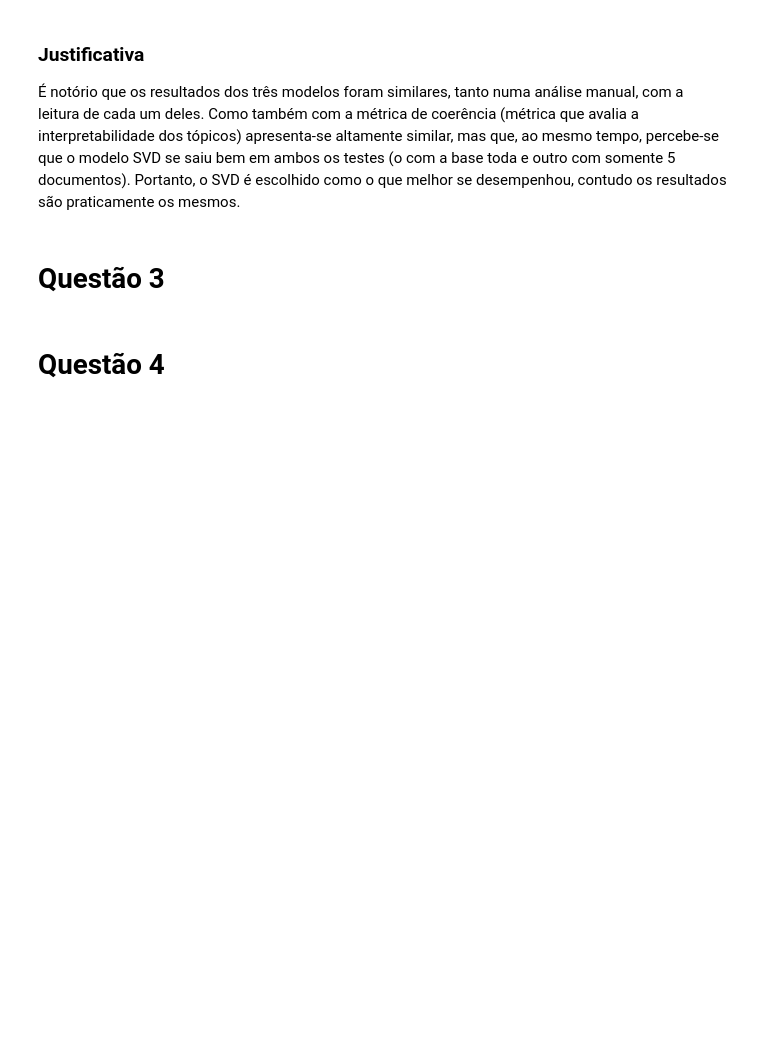
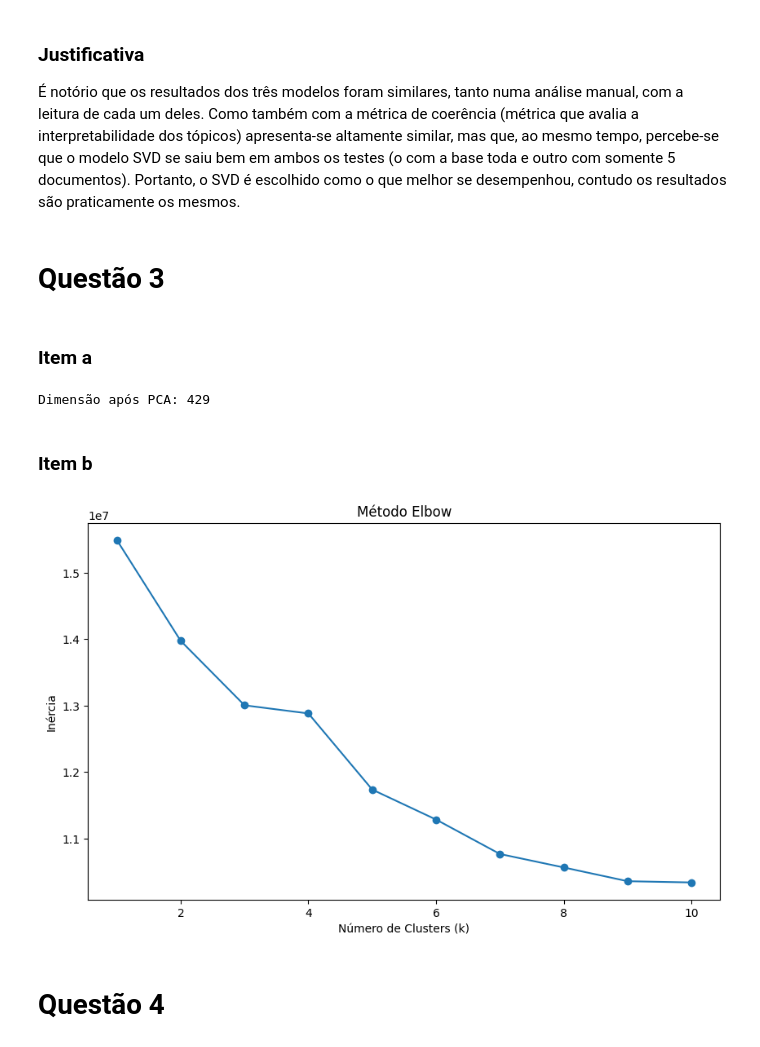
Before and after one commit to ghastcmd/natural-language-processing, a Jupyter notebook: list-2/code.ipynb, the cells around one changed output. Drawn from its saved outputs; the diff is of its cells as text; code cells hidden in the pictures; blank space fills up the shorter version.

```diff
--- a/list-2/code.ipynb
+++ b/list-2/code.ipynb
@@ -299,5 +299,44 @@ o SVD é escolhido como o que melhor se desempenhou, contudo os resultados são
 praticamente os mesmos.
 # %% [markdown]
 # Questão 3
+# %%
+from sklearn.decomposition import PCA
+from sklearn.cluster import KMeans
+import matplotlib.pyplot as plt
+
+
+text_data = data['cleaned_website_text']
+
+vectorizer = CountVectorizer()
+X = vectorizer.fit_transform(text_data)
+# %% [markdown]
+### Item a
+# %%
+
+pca = PCA(n_components=0.95)
+X_pca = pca.fit_transform(X.toarray())
+
+dimensionality_after_pca = X_pca.shape[1]
+print(f"Dimensão após PCA: {dimensionality_after_pca}")
+# %% [output]
+Dimensão após PCA: 429
+# %% [markdown]
+### Item b
+# %%
+
+inertia = []
+for k in range(1, 11):
+    kmeans = KMeans(n_clusters=k, random_state=42)
+    kmeans.fit(X_pca)
+    inertia.append(kmeans.inertia_)
+
+plt.figure(figsize=(10, 6))
+plt.plot(range(1, 11), inertia, marker='o')
+plt.title('Método Elbow')
+plt.xlabel('Número de Clusters (k)')
+plt.ylabel('Inércia')
+plt.show()
+# %% [output]
+[figure, added]
 # %% [markdown]
 # Questão 4
```
Also changed, not shown: parts of 18 cells of this notebook.
